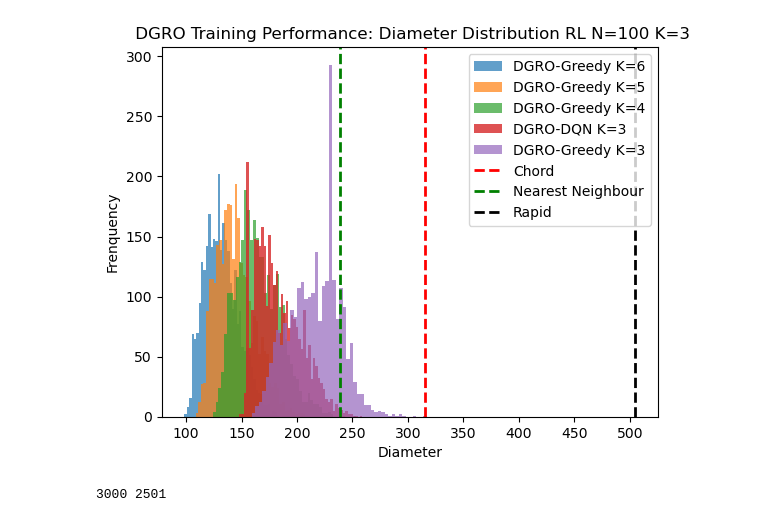
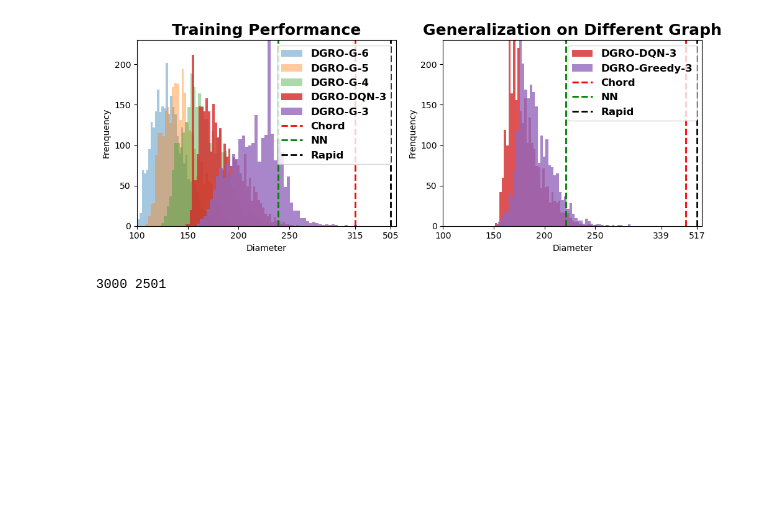
Before and after one commit to shixun404/TetriX, a Jupyter notebook: sc_test/100_histo_seed=42_FABRIC/test.ipynb, the cells around one changed output. Cells and saved outputs as stored; diff of their text form; code cells hidden in the pictures; blank space fills up the shorter version.

Commit message:
sc_test

```diff
--- a/sc_test/100_histo_seed=42_FABRIC/test.ipynb
+++ b/sc_test/100_histo_seed=42_FABRIC/test.ipynb
@@ -37,6 +73,10 @@ plt.savefig('DGRO_training_performance_diameter_distribution_N=400_K=3.pdf')
 import pickle as pkl
 import numpy as np
 import matplotlib.pyplot as plt
+import seaborn as sns
+from matplotlib import font_manager
+# plt.style.use('seaborn-whitegrid')
+tab10 = sns.color_palette("tab10", n_colors=5)
 import networkx as nx
 import torch as th
 data_DGRO_heuristic = []
@@ -53,24 +93,66 @@ with open("/pscratch/sd/s/swu264/TetriX/sc_test/100_histo_seed=42/RL_1.txt", "r"
     data_RL = ast.literal_eval(f.read())
 
 
-alpha = 0.7
-plt.figure()
+alpha = 0.8
+alpha2 = 0.4
+# plt.figure(figsize=(14, 3))
 
+fig, ax_ = plt.subplots(ncols=2, figsize=(10, 4))
 
+ax = ax_[0]
+ax.hist(data_DGRO_heuristic[3], bins=50, alpha=alpha2, label='DGRO-G-6', color=tab10[0])
+ax.hist(data_DGRO_heuristic[2], bins=50, alpha=alpha2, label='DGRO-G-5', color=tab10[1])
+ax.hist(data_DGRO_heuristic[1], bins=50, alpha=alpha2, label='DGRO-G-4', color=tab10[2])
+ax.hist(data_RL, bins=50, alpha=0.8, label='DGRO-DQN-3', color=tab10[3])
+ax.hist(data_DGRO_heuristic[0], bins=50, alpha=alpha, label='DGRO-G-3', color=tab10[4])
+ax.axvline(x=315, color='red', linestyle='--', linewidth=2, label='Chord')
+ax.axvline(x=239, color='green', linestyle='--', linewidth=2, label='NN')
+# plt.axvline(x=505, color='black', linestyle='--', linewidth=2, label='Rapid')
+ax.axvline(x=350, color='black', linestyle='--', linewidth=2, label='Rapid')
+ax.set_xlabel('Diameter')
+ax.set_ylabel('Frenquency')
+ax.set_xlim([100, 355])
+ax.set_ylim([0, 230])
+ax.set_xticks([100, 150, 200, 250, 315, 350])
+ax.set_xticklabels([100, 150, 200, 250, 315, 505])
+ax.set_title('Training Performance', fontdict={'fontsize':18, 'weight':'bold'})
+# ax.set_title(' DGRO Training Performance: Diameter Distribution RL N=100 K=3', fontdict={'fontsize':18})
+# ax.legend(ncols=1, loc='upper right', fontsize=11)
+ax.legend(
+    ncols=1,
+    loc='upper right',
+    prop=font_manager.FontProperties(size=12, weight='bold')
+)
+plt.tight_layout()
+with open('/pscratch/sd/s/swu264/TetriX/sc_test/histo_seed=10086/diameter_list_100_3_DGRO_epsilon_greedy_eps=0.99.pkl', 'rb') as f:
+    data_DGRO_heuristic = pkl.load(f)
+import ast
 
+# Read and parse a Python list from file
+with open("/pscratch/sd/s/swu264/TetriX/sc_test/histo_seed=10086/RL_1.txt", "r") as f:
+    data_RL = ast.literal_eval(f.read())
 
-plt.hist(data_DGRO_heuristic[3], bins=50, alpha=alpha, label='DGRO-Greedy K=6')
-plt.hist(data_DGRO_heuristic[2], bins=50, alpha=alpha, label='DGRO-Greedy K=5')
-plt.hist(data_DGRO_heuristic[1], bins=50, alpha=alpha, label='DGRO-Greedy K=4')
-plt.hist(data_RL, bins=50, alpha=0.8, label='DGRO-DQN K=3')
-plt.hist(data_DGRO_heuristic[0], bins=50, alpha=alpha, label='DGRO-Greedy K=3')
-plt.axvline(x=315, color='red', linestyle='--', linewidth=2, label='Chord')
-plt.axvline(x=239, color='green', linestyle='--', linewidth=2, label='Nearest Neighbour')
-plt.axvline(x=505, color='black', linestyle='--', linewidth=2, label='Rapid')
-plt.xlabel('Diameter')
-plt.ylabel('Frenquency')
-plt.title(' DGRO Training Performance: Diameter Distribution RL N=100 K=3')
-plt.legend()
-plt.savefig('DGRO_training_performance_diameter_distribution_N=100_K=345.pdf')
-# with open
+print(len(data_RL), len(data_DGRO_heuristic))
+ax = ax_[1]
+# plt.figure()
+ax.hist(data_RL, bins=50, alpha=alpha, label='DGRO-DQN-3', color=tab10[3])
+ax.hist(data_DGRO_heuristic, bins=50, alpha=alpha, label='DGRO-Greedy-3', color=tab10[4])
+ax.axvline(x=339, color='red', linestyle='--', linewidth=2, label='Chord')
+ax.axvline(x=221, color='green', linestyle='--', linewidth=2, label='NN')
+ax.axvline(x=350, color='black', linestyle='--', linewidth=2, label='Rapid')
+ax.set_xlabel('Diameter')
+ax.set_ylabel('Frenquency')
+ax.set_xlim([100, 355])
+ax.set_ylim([0, 230])
+ax.set_xticks([100, 150, 200, 250,315, 350])
+ax.set_xticklabels([100, 150, 200, 250, 339, 517])
+# ax.set_title('DGRO Generalization on Different Graph: Diameter Distribution RL N=100 K=3')
+ax.set_title('Generalization on Different Graph', fontdict={'fontsize':18, 'weight':'bold'})
+ax.legend(
+    ncols=1,
+    loc='upper right',
+    prop=font_manager.FontProperties(size=12, weight='bold')
+)
+plt.tight_layout()
+plt.savefig('Synthetic_train_test_N=100_K=3.pdf', bbox_inches='tight')
 # %% [output]
@@ -77,4 +160,4 @@ plt.savefig('DGRO_training_performance_diameter_distribution_N=100_K=345.pdf')
-[figure, old version]
+[figure, new version]
 # %%
 import pickle as pkl
 import numpy as np
```
Also changed, not shown: parts of 3 cells of this notebook, 9 other files.
